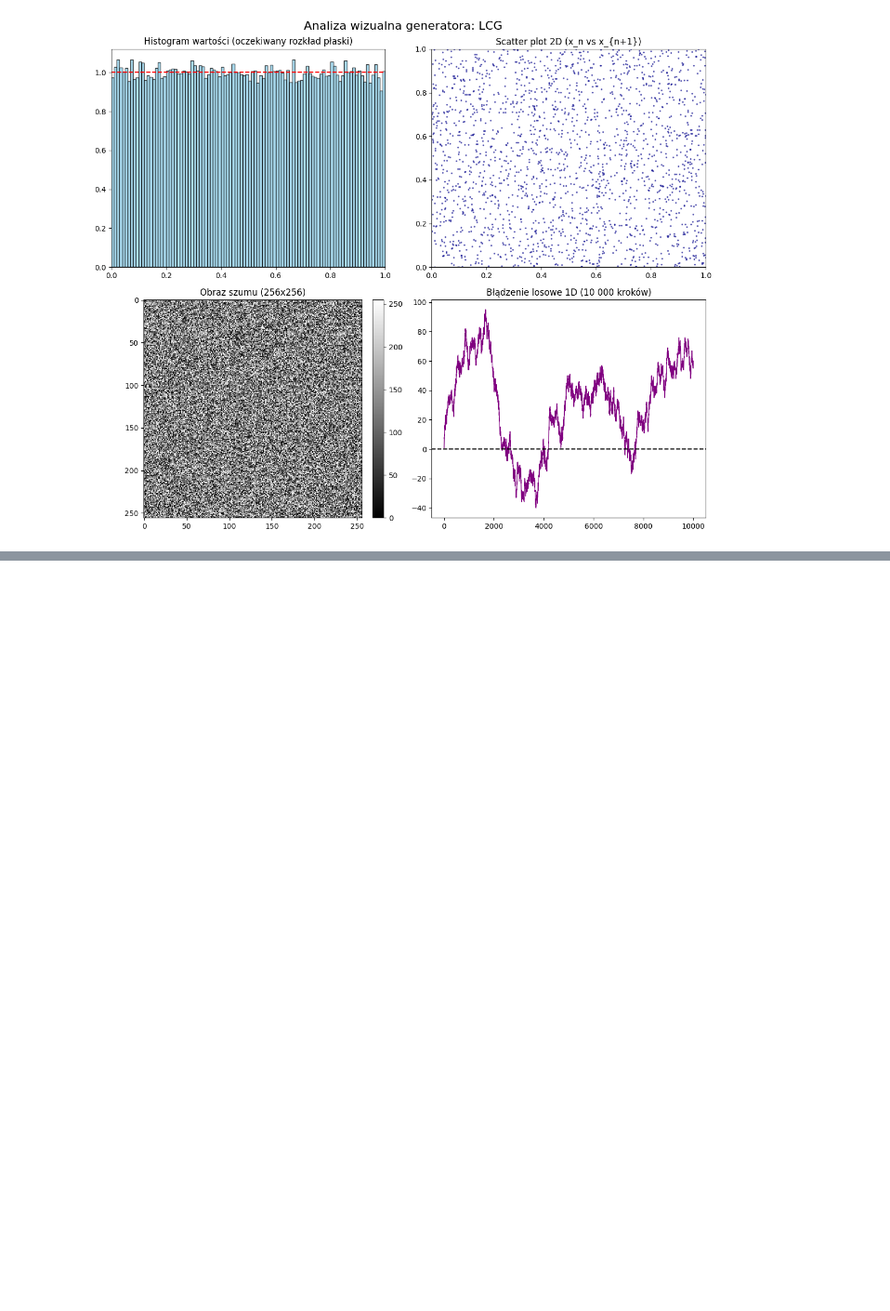
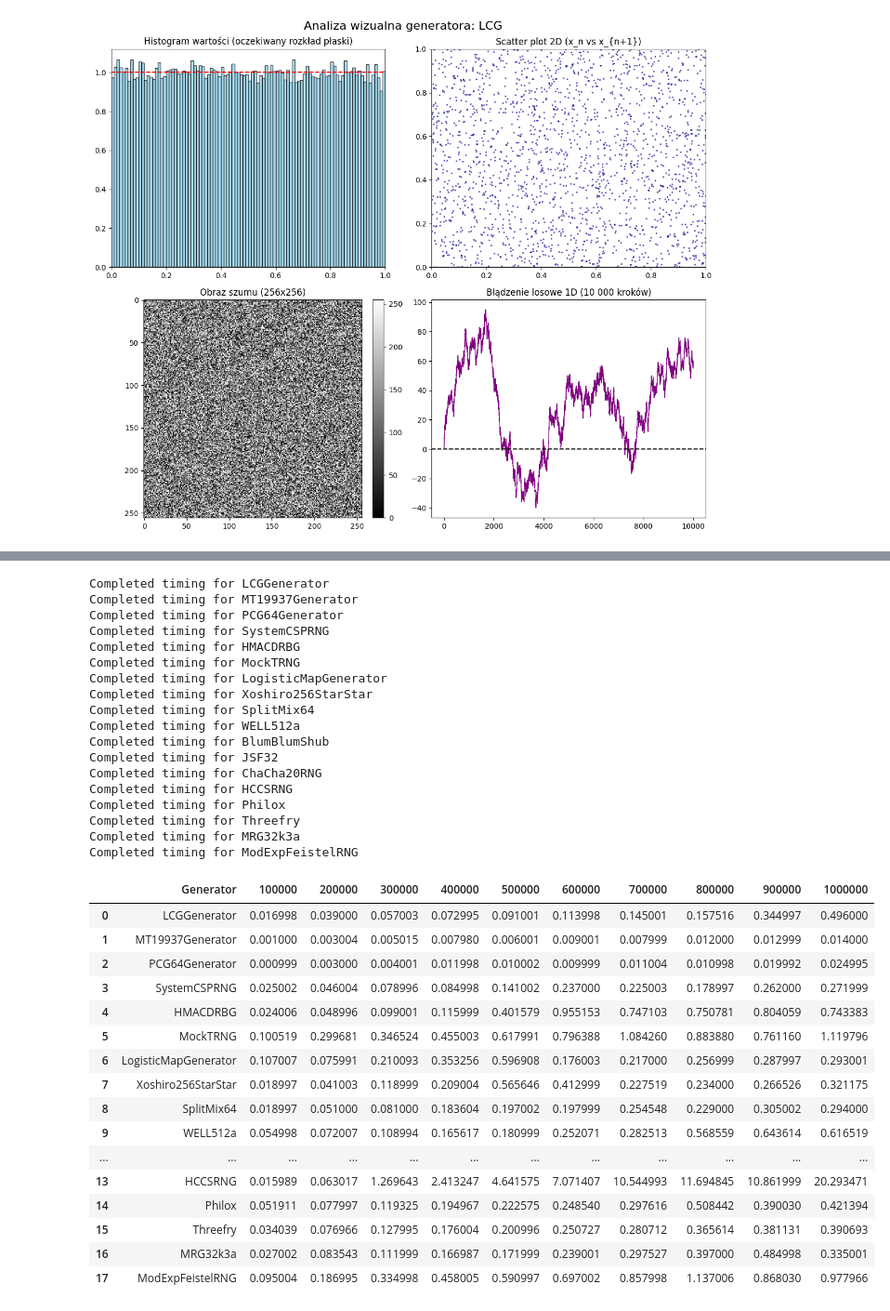
Before and after one commit to lsok02/IPOWBDB, a Jupyter notebook: noteboooks/P11.ipynb, the cells around one changed output, grey strips where cells are left out. Shown at 93% size. Drawn from its saved outputs; the diff is of its cells as text; code cells hidden in the pictures; blank space fills up the shorter version.

Commit message:
Add time comparison

```diff
--- a/noteboooks/P11.ipynb
+++ b/noteboooks/P11.ipynb
@@ -343,0 +348,5 @@ run_visual_tests(generator)
+# %%
+# remove slower uRNG and anu_qrng
+
+generators = [gen for gen in generators if not isinstance(gen, URNG)]
+generators = [gen for gen in generators if not isinstance(gen, ANUVacuumQRNG)]
@@ -343,0 +420,60 @@ run_visual_tests(generator)
+# %%
+n_numbers = [100000,  200000,  300000,  400000,  500000]
+
+gen = [create_and_init_quantum_rng()]
+test_and_collect_results(gen, n_numbers)
+# %%
+# generowanie bitów
+
+n_numbers = [100000,  200000,  300000,  400000,  500000,  600000,  700000,  800000,  900000,  1000000]
+
+data = []
+
+for gen in generators:
+    row = {"Generator": gen.__class__.__name__}
+    for n in n_numbers:
+        start_time = time.time()
+        gen.random_bits(n)
+        end_time = time.time()
+        row[f"{n}"] = end_time - start_time
+    print(f"Completed timing for {gen.__class__.__name__}")
+    data.append(row)
+
+df = pd.DataFrame(data)
+df
+# %% [output]
+Completed timing for LCGGenerator
+Completed timing for MT19937Generator
+Completed timing for PCG64Generator
+Completed timing for SystemCSPRNG
+Completed timing for HMACDRBG
+Completed timing for MockTRNG
+Completed timing for LogisticMapGenerator
+Completed timing for Xoshiro256StarStar
+Completed timing for SplitMix64
+Completed timing for WELL512a
+Completed timing for BlumBlumShub
+Completed timing for JSF32
+Completed timing for ChaCha20RNG
+Completed timing for HCCSRNG
+Completed timing for Philox
+Completed timing for Threefry
+Completed timing for MRG32k3a
+Completed timing for ModExpFeistelRNG
+|  | Generator | 100000 | 200000 | 300000 | 400000 | 500000 | 600000 | 700000 | 800000 | 900000 | 1000000 |
+| 0 | LCGGenerator | 0.016998 | 0.039000 | 0.057003 | 0.072995 | 0.091001 | 0.113998 | 0.145001 | 0.157516 | 0.344997 | 0.496000 |
+| 1 | MT19937Generator | 0.001000 | 0.003004 | 0.005015 | 0.007980 | 0.006001 | 0.009001 | 0.007999 | 0.012000 | 0.012999 | 0.014000 |
+| 2 | PCG64Generator | 0.000999 | 0.003000 | 0.004001 | 0.011998 | 0.010002 | 0.009999 | 0.011004 | 0.010998 | 0.019992 | 0.024995 |
+| 3 | SystemCSPRNG | 0.025002 | 0.046004 | 0.078996 | 0.084998 | 0.141002 | 0.237000 | 0.225003 | 0.178997 | 0.262000 | 0.271999 |
+| 4 | HMACDRBG | 0.024006 | 0.048996 | 0.099001 | 0.115999 | 0.401579 | 0.955153 | 0.747103 | 0.750781 | 0.804059 | 0.743383 |
+| 5 | MockTRNG | 0.100519 | 0.299681 | 0.346524 | 0.455003 | 0.617991 | 0.796388 | 1.084260 | 0.883880 | 0.761160 | 1.119796 |
+| 6 | LogisticMapGenerator | 0.107007 | 0.075991 | 0.210093 | 0.353256 | 0.596908 | 0.176003 | 0.217000 | 0.256999 | 0.287997 | 0.293001 |
+| 7 | Xoshiro256StarStar | 0.018997 | 0.041003 | 0.118999 | 0.209004 | 0.565646 | 0.412999 | 0.227519 | 0.234000 | 0.266526 | 0.321175 |
+| 8 | SplitMix64 | 0.018997 | 0.051000 | 0.081000 | 0.183604 | 0.197002 | 0.197999 | 0.254548 | 0.229000 | 0.305002 | 0.294000 |
+| 9 | WELL512a | 0.054998 | 0.072007 | 0.108994 | 0.165617 | 0.180999 | 0.252071 | 0.282513 | 0.568559 | 0.643614 | 0.616519 |
+| ... | ... | ... | ... | ... | ... | ... | ... | ... | ... | ... | ... |
+| 13 | HCCSRNG | 0.015989 | 0.063017 | 1.269643 | 2.413247 | 4.641575 | 7.071407 | 10.544993 | 11.694845 | 10.861999 | 20.293471 |
+| 14 | Philox | 0.051911 | 0.077997 | 0.119325 | 0.194967 | 0.222575 | 0.248540 | 0.297616 | 0.508442 | 0.390030 | 0.421394 |
+| 15 | Threefry | 0.034039 | 0.076966 | 0.127995 | 0.176004 | 0.200996 | 0.250727 | 0.280712 | 0.365614 | 0.381131 | 0.390693 |
+| 16 | MRG32k3a | 0.027002 | 0.083543 | 0.111999 | 0.166987 | 0.171999 | 0.239001 | 0.297527 | 0.397000 | 0.484998 | 0.335001 |
+| 17 | ModExpFeistelRNG | 0.095004 | 0.186995 | 0.334998 | 0.458005 | 0.590997 | 0.697002 | 0.857998 | 1.137006 | 0.868030 | 0.977966 |
```
Also changed, not shown: parts of 5 cells of this notebook, 1 other file.
